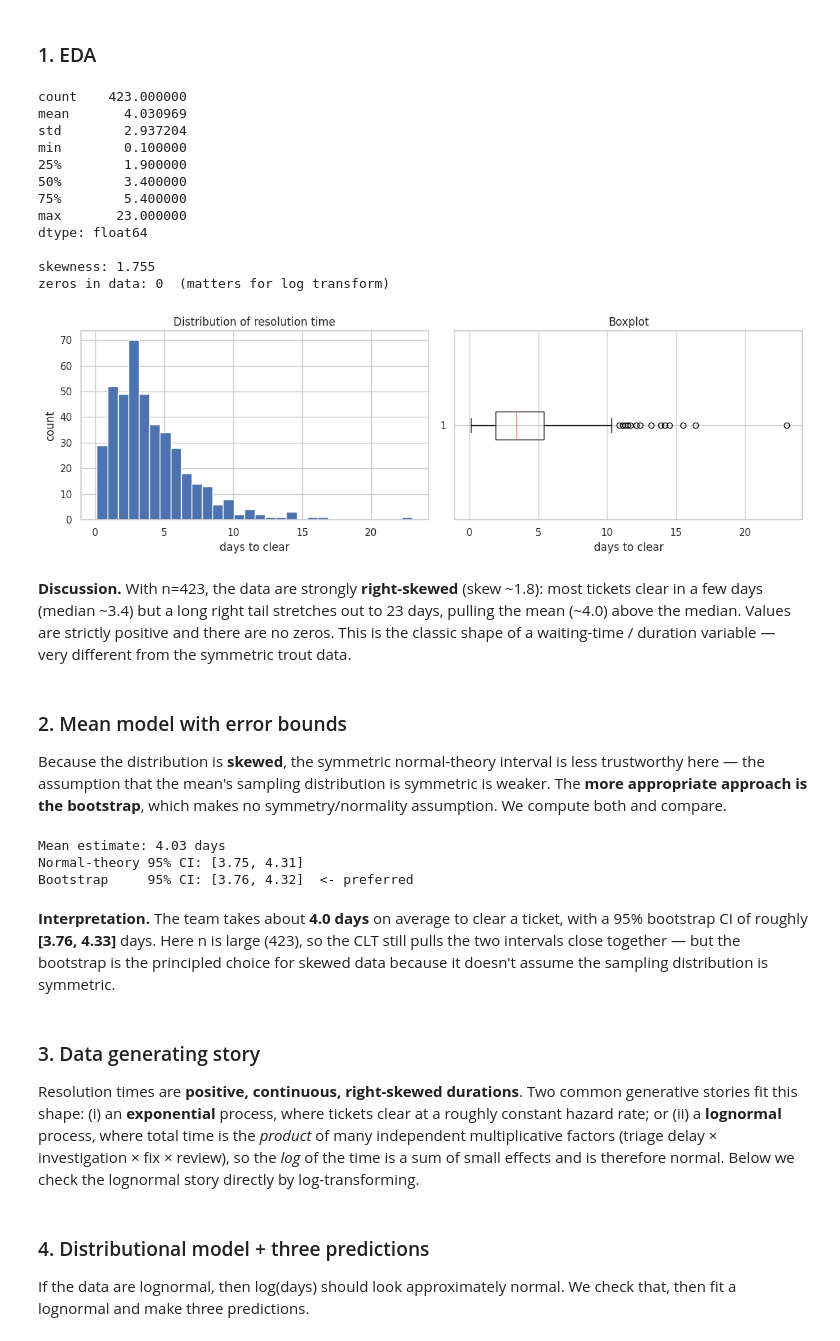
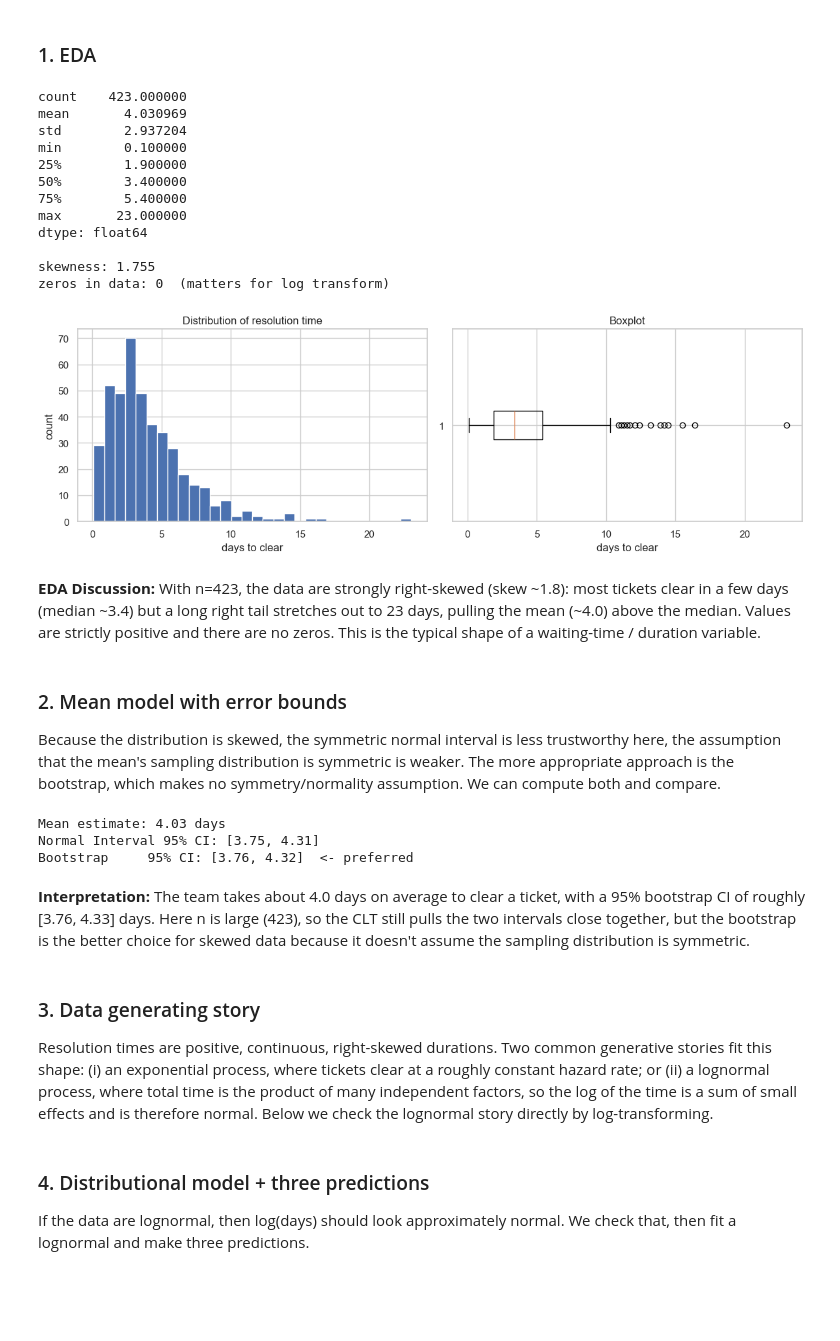
Before and after one commit to zhatz111/Data-Science-Masters, a Jupyter notebook: Data Science/Module 6/Hatzenbeller_Lab_6.ipynb, the cells around one changed output. Drawn from its saved outputs; the diff is of its cells as text; code cells hidden in the pictures; blank space fills up the shorter version.

```diff
--- a/Data Science/Module 6/Hatzenbeller_Lab_6.ipynb
+++ b/Data Science/Module 6/Hatzenbeller_Lab_6.ipynb
@@ -222,37 +222,40 @@ days = [8.0, 3.8, 4.0, 1.6, 2.6, 3.4, 8.7, 4.7, 6.1, 1.9, 6.0, 8.2, 2.7, 6.5, 1.
 # %%
 days = np.array(days)
 
 print(pd.Series(days).describe())
 print(f"\nskewness: {stats.skew(days):.3f}")
 print(f"zeros in data: {(days == 0).sum()}  (matters for log transform)")
 
 fig, (ax1, ax2) = plt.subplots(1, 2, figsize=(12,4))
 ax1.hist(days, bins=30, edgecolor="white")
-ax1.set_xlabel("days to clear"); ax1.set_ylabel("count")
+ax1.set_xlabel("days to clear")
+ax1.set_ylabel("count")
 ax1.set_title("Distribution of resolution time")
 ax2.boxplot(days, vert=False)
-ax2.set_xlabel("days to clear"); ax2.set_title("Boxplot")
-plt.tight_layout(); plt.show()
+ax2.set_xlabel("days to clear")
+ax2.set_title("Boxplot")
+plt.tight_layout()
+plt.show()
 # %% [output]
 count    423.000000
 mean       4.030969
 std        2.937204
 min        0.100000
 25%        1.900000
 50%        3.400000
 75%        5.400000
 max       23.000000
 dtype: float64
 
 skewness: 1.755
 zeros in data: 0  (matters for log transform)
-[figure, old version]
+[figure, new version]
 # %% [markdown]
-**Discussion.** With n=423, the data are strongly **right-skewed** (skew ~1.8): most tickets clear in a few days (median ~3.4) but a long right tail stretches out to 23 days, pulling the mean (~4.0) above the median. Values are strictly positive and there are no zeros. This is the classic shape of a waiting-time / duration variable — very different from the symmetric trout data.
+**EDA Discussion:** With n=423, the data are strongly right-skewed (skew ~1.8): most tickets clear in a few days (median ~3.4) but a long right tail stretches out to 23 days, pulling the mean (~4.0) above the median. Values are strictly positive and there are no zeros. This is the typical shape of a waiting-time / duration variable.
 # %% [markdown]
 ### 2. Mean model with error bounds
 
-Because the distribution is **skewed**, the symmetric normal-theory interval is less trustworthy here — the assumption that the mean's sampling distribution is symmetric is weaker. The **more appropriate approach is the bootstrap**, which makes no symmetry/normality assumption. We compute both and compare.
+Because the distribution is skewed, the symmetric normal interval is less trustworthy here, the assumption that the mean's sampling distribution is symmetric is weaker. The more appropriate approach is the bootstrap, which makes no symmetry/normality assumption. We can compute both and compare.
 # %%
 n = len(days)
 mean = np.mean(days)
@@ -260,7 +263,7 @@ std = np.std(days, ddof=1)
 sem = std / np.sqrt(n)
 t_crit = stats.t.ppf(0.975, df=n-1)
 
-# Normal-theory (for comparison)
+# Normal interval (for comparison)
 nt_lo, nt_hi = mean - t_crit*sem, mean + t_crit*sem
 
 # Bootstrap (preferred)
@@ -268,18 +271,18 @@ boot_means = [np.mean(rng.choice(days, n, replace=True)) for _ in range(10000)]
 bs_lo, bs_hi = np.percentile(boot_means, [2.5, 97.5])
 
 print(f"Mean estimate: {mean:.2f} days")
-print(f"Normal-theory 95% CI: [{nt_lo:.2f}, {nt_hi:.2f}]")
+print(f"Normal Interval 95% CI: [{nt_lo:.2f}, {nt_hi:.2f}]")
 print(f"Bootstrap     95% CI: [{bs_lo:.2f}, {bs_hi:.2f}]  <- preferred")
 # %% [output]
 Mean estimate: 4.03 days
-Normal-theory 95% CI: [3.75, 4.31]
+Normal Interval 95% CI: [3.75, 4.31]
 Bootstrap     95% CI: [3.76, 4.32]  <- preferred
 # %% [markdown]
-**Interpretation.** The team takes about **4.0 days** on average to clear a ticket, with a 95% bootstrap CI of roughly **[3.76, 4.33]** days. Here n is large (423), so the CLT still pulls the two intervals close together — but the bootstrap is the principled choice for skewed data because it doesn't assume the sampling distribution is symmetric.
+**Interpretation:** The team takes about 4.0 days on average to clear a ticket, with a 95% bootstrap CI of roughly [3.76, 4.33] days. Here n is large (423), so the CLT still pulls the two intervals close together, but the bootstrap is the better choice for skewed data because it doesn't assume the sampling distribution is symmetric.
 # %% [markdown]
 ### 3. Data generating story
 
-Resolution times are **positive, continuous, right-skewed durations**. Two common generative stories fit this shape: (i) an **exponential** process, where tickets clear at a roughly constant hazard rate; or (ii) a **lognormal** process, where total time is the *product* of many independent multiplicative factors (triage delay × investigation × fix × review), so the *log* of the time is a sum of small effects and is therefore normal. Below we check the lognormal story directly by log-transforming.
+Resolution times are positive, continuous, right-skewed durations. Two common generative stories fit this shape: (i) an exponential process, where tickets clear at a roughly constant hazard rate; or (ii) a lognormal process, where total time is the product of many independent factors, so the log of the time is a sum of small effects and is therefore normal. Below we check the lognormal story directly by log-transforming.
 # %% [markdown]
 ### 4. Distributional model + three predictions
 
```
Also changed, not shown: parts of 16 cells of this notebook, 1 other file.
